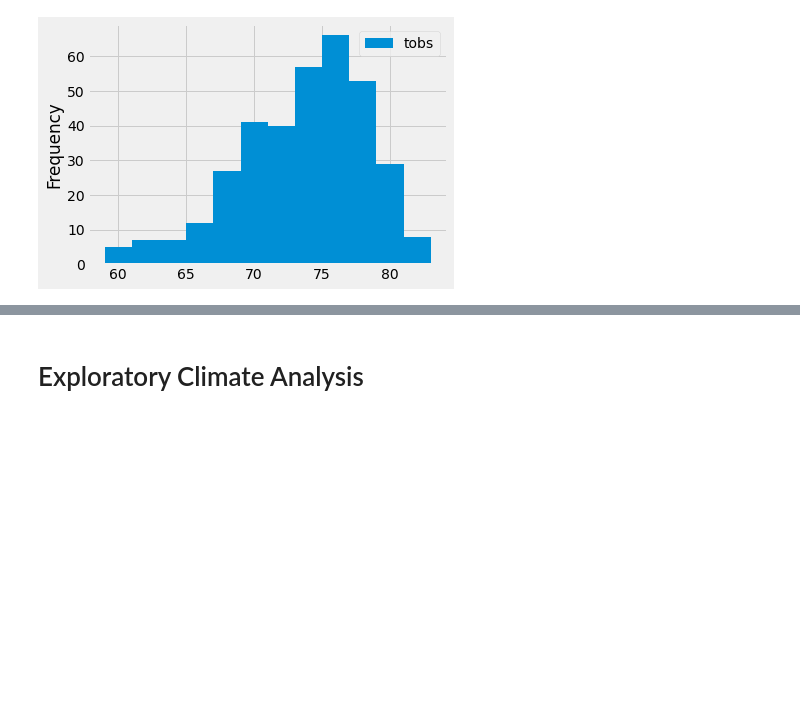
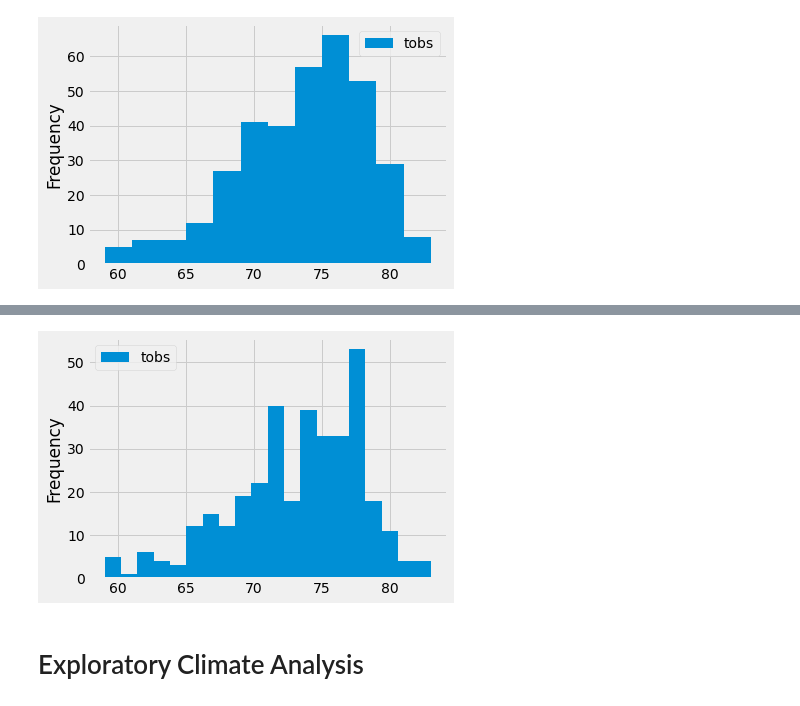
Before and after one commit to suyinwb/surfs_up, a Jupyter notebook: climate_analysis.ipynb, the cells around one changed output, grey strips where cells are left out. Drawn from its saved outputs; the diff is of its cells as text; code cells hidden in the pictures; blank space fills up the shorter version.

```diff
--- a/climate_analysis.ipynb
+++ b/climate_analysis.ipynb
@@ -198,3 +204,8 @@ df.plot.hist(bins=12)
+# %%
+df.plot.hist(bins=20)
+plt.tight_layout()
+# %% [output]
+[figure, added]
 # %%
 # reflect an existing database into a new model
 
```
Also changed, not shown: parts of 2 cells of this notebook.
